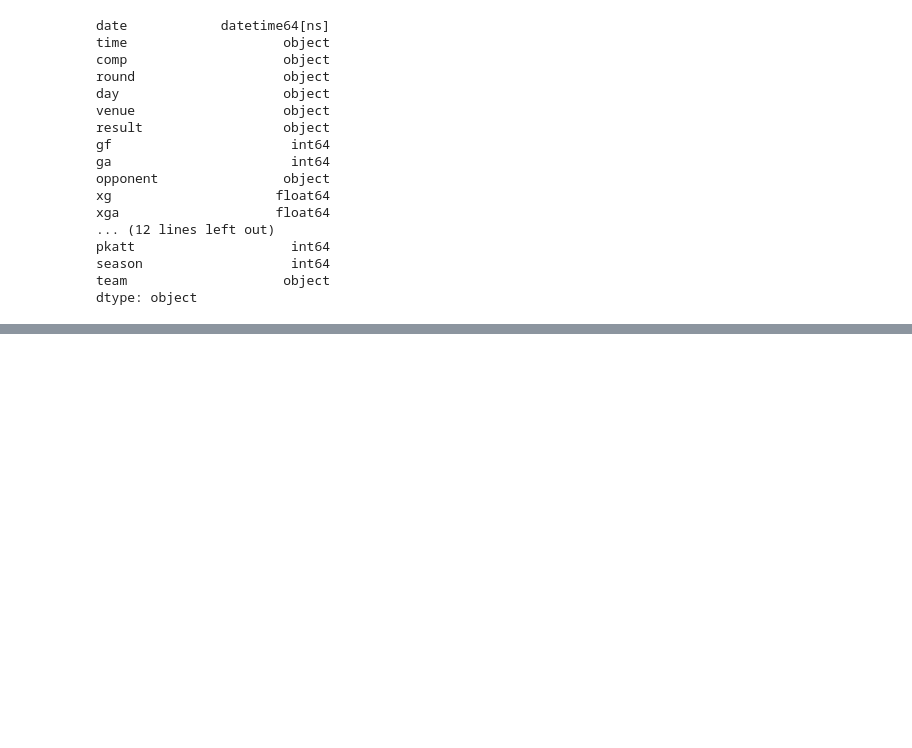
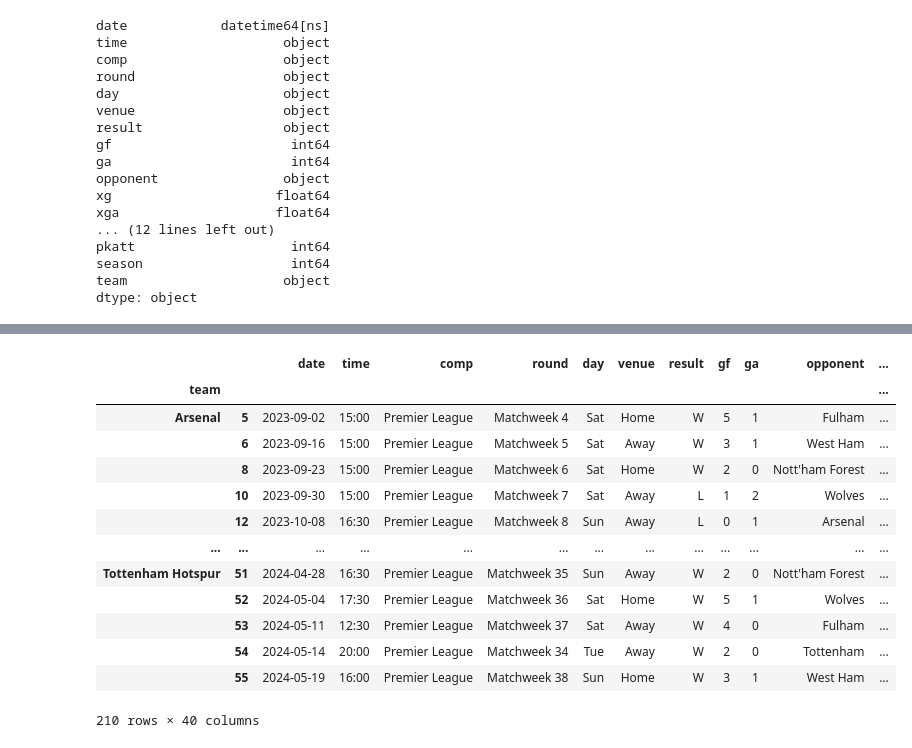
Before and after one commit to NaduniTashana/Football-game-win-predictor, a Jupyter notebook: predictmodel.ipynb, the cells around one changed output, grey strips where cells are left out. Cells and saved outputs as stored; diff of their text form; code cells hidden in the pictures; blank space fills up the shorter version.

```diff
--- a/predictmodel.ipynb
+++ b/predictmodel.ipynb
@@ -122,0 +232,20 @@ matches
+# %%
+#apply this for all teams
+matches_rolling= matches.groupby("team").apply(lambda x: rolling_averages(group, cols, new_cols))
+# %%
+matches_rolling
+# %% [output]
+|  |  | date | time | comp | round | day | venue | result | gf | ga | opponent | ... |
+| team |  |  |  |  |  |  |  |  |  |  |  | ... |
+| Arsenal | 5 | 2023-09-02 | 15:00 | Premier League | Matchweek 4 | Sat | Home | W | 5 | 1 | Fulham | ... |
+|  | 6 | 2023-09-16 | 15:00 | Premier League | Matchweek 5 | Sat | Away | W | 3 | 1 | West Ham | ... |
+|  | 8 | 2023-09-23 | 15:00 | Premier League | Matchweek 6 | Sat | Home | W | 2 | 0 | Nott'ham Forest | ... |
+|  | 10 | 2023-09-30 | 15:00 | Premier League | Matchweek 7 | Sat | Away | L | 1 | 2 | Wolves | ... |
+|  | 12 | 2023-10-08 | 16:30 | Premier League | Matchweek 8 | Sun | Away | L | 0 | 1 | Arsenal | ... |
+| ... | ... | ... | ... | ... | ... | ... | ... | ... | ... | ... | ... | ... |
+| Tottenham Hotspur | 51 | 2024-04-28 | 16:30 | Premier League | Matchweek 35 | Sun | Away | W | 2 | 0 | Nott'ham Forest | ... |
+|  | 52 | 2024-05-04 | 17:30 | Premier League | Matchweek 36 | Sat | Home | W | 5 | 1 | Wolves | ... |
+|  | 53 | 2024-05-11 | 12:30 | Premier League | Matchweek 37 | Sat | Away | W | 4 | 0 | Fulham | ... |
+|  | 54 | 2024-05-14 | 20:00 | Premier League | Matchweek 34 | Tue | Away | W | 2 | 0 | Tottenham | ... |
+|  | 55 | 2024-05-19 | 16:00 | Premier League | Matchweek 38 | Sun | Home | W | 3 | 1 | West Ham | ... |
+210 rows × 40 columns
```
Also changed, not shown: parts of 43 cells of this notebook.
